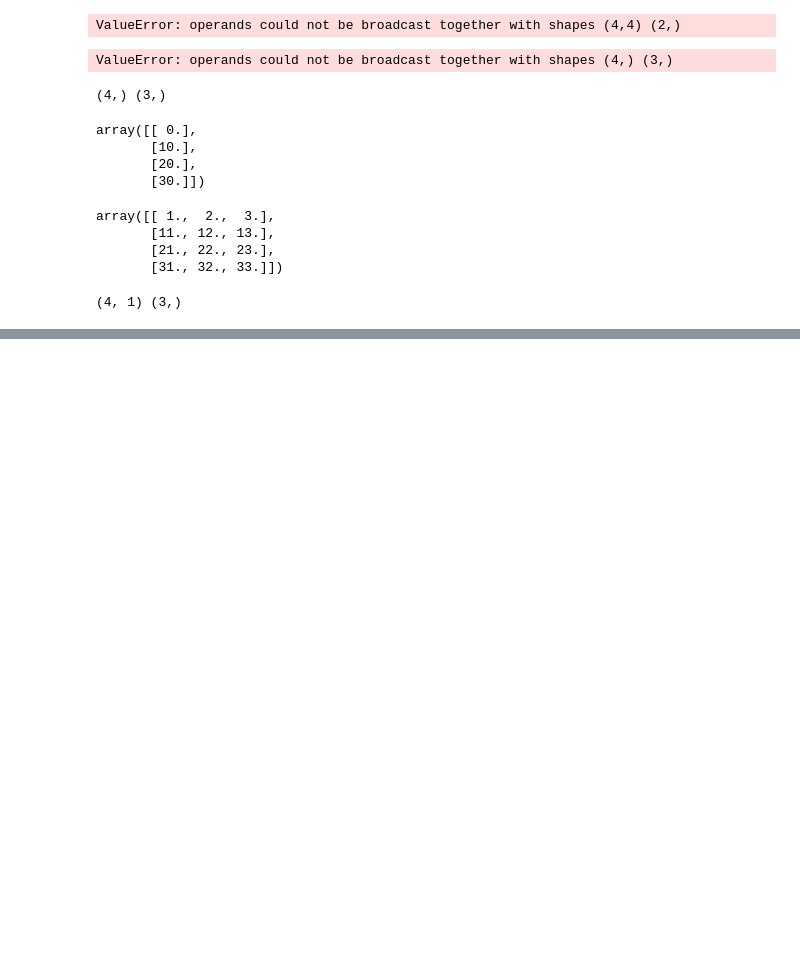
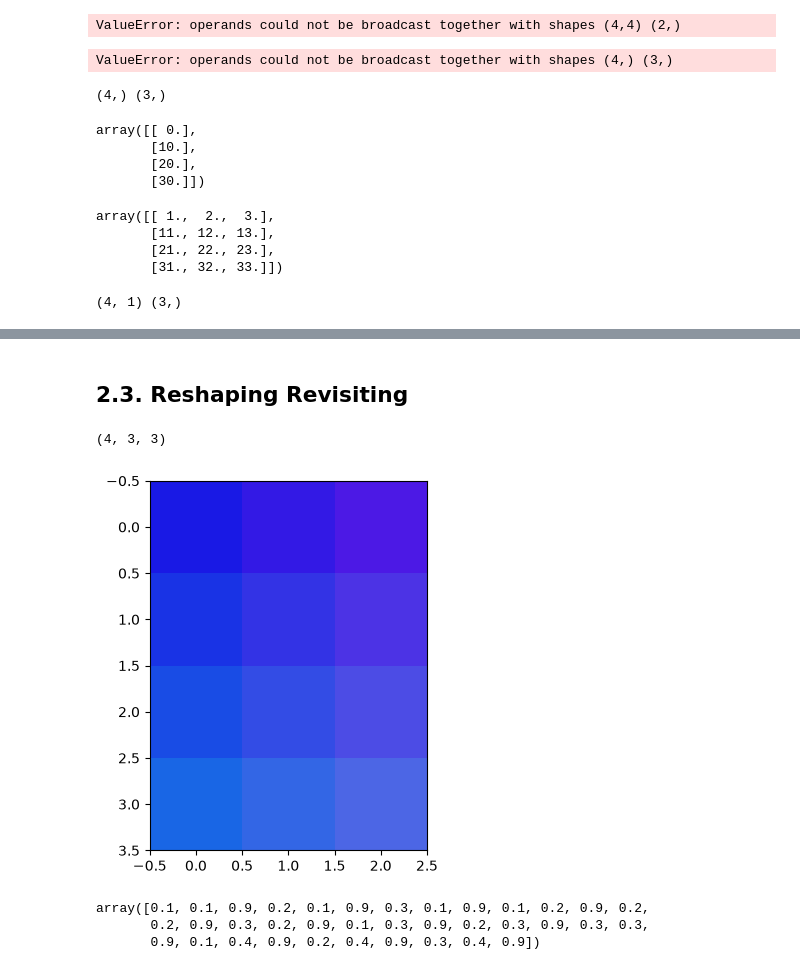
Before and after one commit to shafaq-aslam/numerical-computing, a Jupyter notebook: 02_numpy_intro.ipynb, the cells around one changed output, grey strips where cells are left out. Drawn from its saved outputs; the diff is of its cells as text; code cells hidden in the pictures; blank space fills up the shorter version.

Commit message:
Notebook updated: Reshaping added

```diff
--- a/02_numpy_intro.ipynb
+++ b/02_numpy_intro.ipynb
@@ -490,0 +534,13 @@ print(a1.shape, b.shape)
+# %% [markdown]
+## 2.3. Reshaping Revisiting
+# %%
+i = np.array([
+    [[0.1, 0.1, 0.9], [0.2, 0.1, 0.9], [0.3, 0.1, 0.9]],
+    [[0.1, 0.2, 0.9], [0.2, 0.2, 0.9], [0.3, 0.2, 0.9]],
+    [[0.1, 0.3, 0.9], [0.2, 0.3, 0.9], [0.3, 0.3, 0.9]],
+    [[0.1, 0.4, 0.9], [0.2, 0.4, 0.9], [0.3, 0.4, 0.9]]
+])
+# %%
+i.shape
+# %% [output]
+(4, 3, 3)
@@ -490,0 +550,10 @@ print(a1.shape, b.shape)
+# %%
+_ = plt.imshow(i)
+# %% [output]
+[figure, added]
+# %%
+i.reshape(36) # we get a column vector
+# %% [output]
+array([0.1, 0.1, 0.9, 0.2, 0.1, 0.9, 0.3, 0.1, 0.9, 0.1, 0.2, 0.9, 0.2,
+       0.2, 0.9, 0.3, 0.2, 0.9, 0.1, 0.3, 0.9, 0.2, 0.3, 0.9, 0.3, 0.3,
+       0.9, 0.1, 0.4, 0.9, 0.2, 0.4, 0.9, 0.3, 0.4, 0.9])
```
Also changed, not shown: parts of 13 cells of this notebook.
